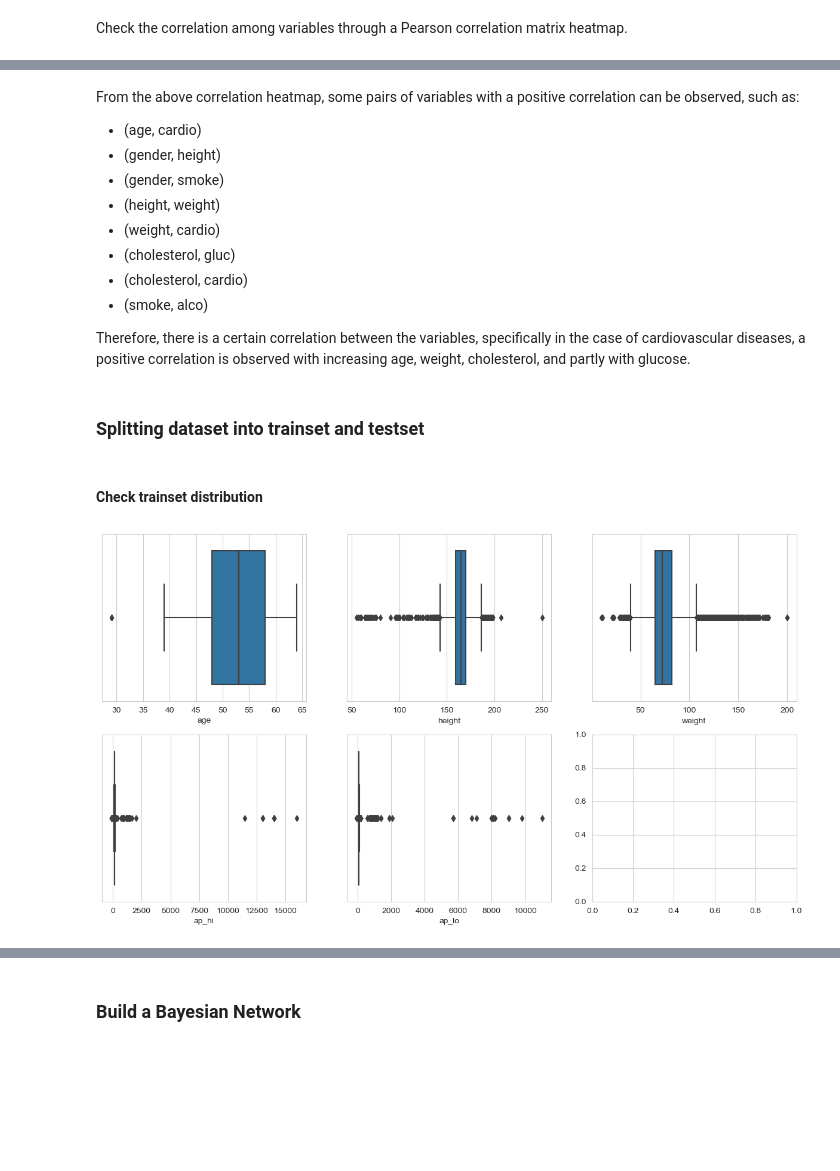
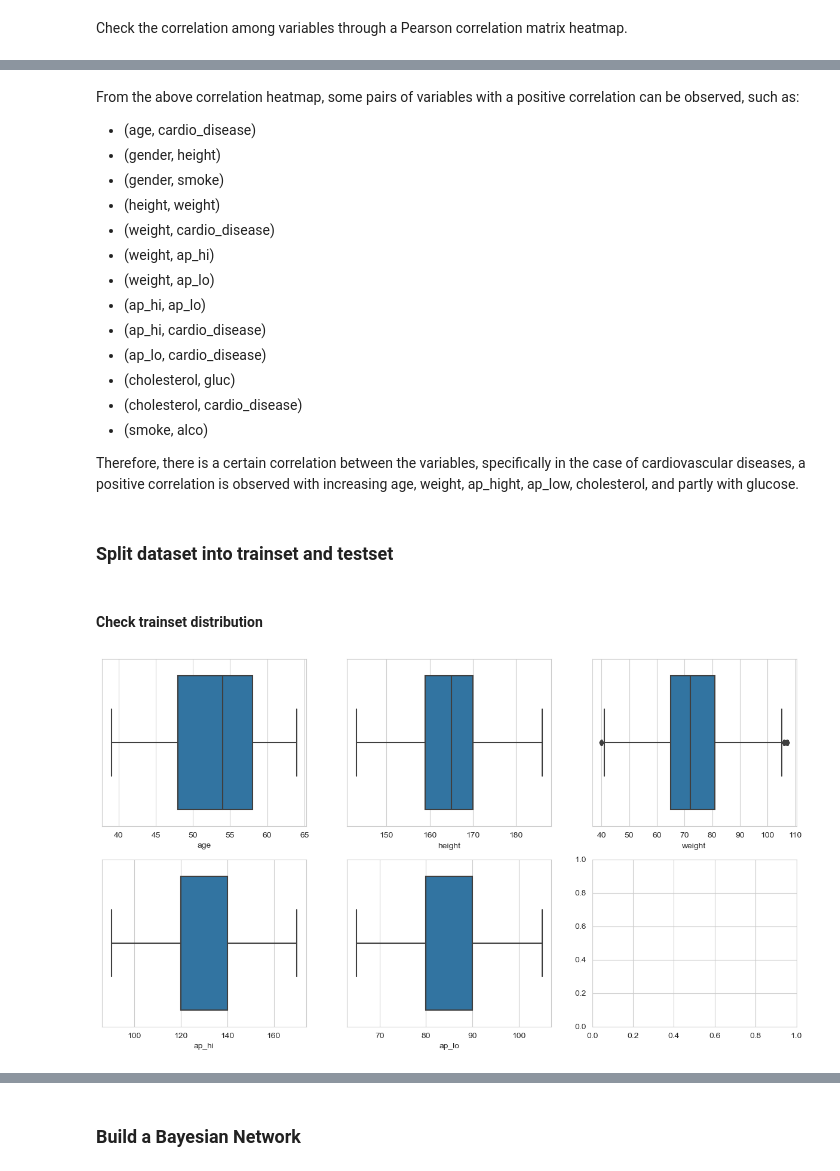
Before and after one commit to wredan/cardiovascular-disease-bayesian-network, a Jupyter notebook: cardiovascular_desease.ipynb, the cells around one changed output, grey strips where cells are left out. Cells and saved outputs as stored; diff of their text form; code cells hidden in the pictures; blank space fills up the shorter version.

```diff
--- a/cardiovascular_desease.ipynb
+++ b/cardiovascular_desease.ipynb
@@ -131,0 +117,9 @@ For now, it has been decided to keep the outliers.
+# %%
+def remove(df, ls):
+    ls = sorted(set(ls))
+    df = df.drop(ls)
+    return df
+
+df = remove(df, index_list)
+print("Numero di outlier rimossi:", len(index_list))
+print("Numero di righe rimaste:", len(df))
@@ -131,0 +129,11 @@ For now, it has been decided to keep the outliers.
+# %%
+# Select the numeric columns
+numeric_cols = ["age", "height", "weight", "ap_hi", "ap_lo"]
+
+# Create boxplots for numeric columns
+sns.set_style("whitegrid")
+fig, axes = plt.subplots(nrows=2, ncols=3, figsize=(15, 8))
+axes = axes.flatten()
+for i, col in enumerate(numeric_cols):
+    sns.boxplot(x=df[col], ax=axes[i])
+    axes[i].set_xlabel(col)
@@ -132,7 +154,7 @@ For now, it has been decided to keep the outliers.
 # %% [markdown]
 Binary and class distribution
 # %%
-binary_cols = ["gender", "smoke", "alco", "active", "cardio"]
+binary_cols = ["gender", "smoke", "alco", "active", "cardio_disease"]
 cat_cols = ["cholesterol", "gluc"]
 fig, axes = plt.subplots(nrows=2, ncols=4, figsize=(25, 10))
 axes = axes.flatten()
@@ -165,19 +185,24 @@ Text(0.5, 1.0, 'Correlation Heatmap')
 # %% [markdown]
 From the above correlation heatmap, some pairs of variables with a positive correlation can be observed, such as:
-- (age, cardio)
+- (age, cardio_disease)
 - (gender, height)
 - (gender, smoke)
 - (height, weight)
-- (weight, cardio)
+- (weight, cardio_disease)
+- (weight, ap_hi)
+- (weight, ap_lo)
+- (ap_hi, ap_lo)
+- (ap_hi, cardio_disease)
+- (ap_lo, cardio_disease)
 - (cholesterol, gluc)
-- (cholesterol, cardio)
+- (cholesterol, cardio_disease)
 - (smoke, alco)
 
-Therefore, there is a certain correlation between the variables, specifically in the case of cardiovascular diseases, a positive correlation is observed with increasing age, weight, cholesterol, and partly with glucose.
+Therefore, there is a certain correlation between the variables, specifically in the case of cardiovascular diseases, a positive correlation is observed with increasing age, weight, ap_hight, ap_low, cholesterol, and partly with glucose.
+# %% [markdown]
+### Split dataset into trainset and testset
 # %%
 df = df.drop('id', axis=1)
-# %% [markdown]
-### Splitting dataset into trainset and testset
 # %%
 # split dataset into 90-10
 train_set, test_set = train_test_split(df, test_size=0.1)
@@ -185,19 +210,22 @@ train_set, test_set = train_test_split(df, test_size=0.1)
 # save to csv
 test_set.to_csv('cardio_test_set.csv', index=False, sep=";")
 train_set.to_csv('cardio_train_set.csv', index=False, sep=";")
+# %%
+train_data = pd.read_csv('cardio_train_set.csv', sep=';')
+test_data = pd.read_csv('cardio_test_set.csv', sep=';')
 # %% [markdown]
 #### Check trainset distribution
 # %%
 # Select the numeric columns
 numeric_cols = ["age", "height", "weight", "ap_hi", "ap_lo"]
 
 # Create boxplots for numeric columns
 sns.set_style("whitegrid")
 fig, axes = plt.subplots(nrows=2, ncols=3, figsize=(15, 8))
 axes = axes.flatten()
 for i, col in enumerate(numeric_cols):
-    sns.boxplot(x=train_set[col], ax=axes[i])
+    sns.boxplot(x=train_data[col], ax=axes[i])
     axes[i].set_xlabel(col)
 # %% [output]
-[figure, old version]
+[figure, new version]
 # %%
```
Also changed, not shown: parts of 32 cells of this notebook.
